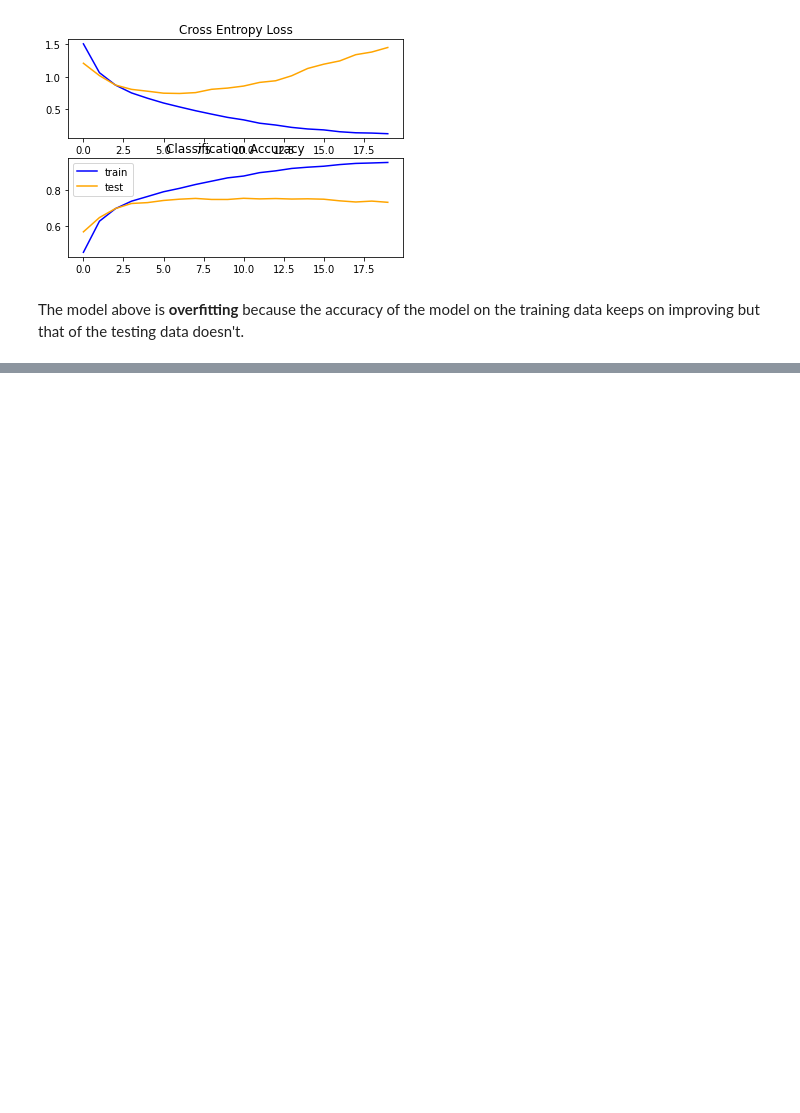
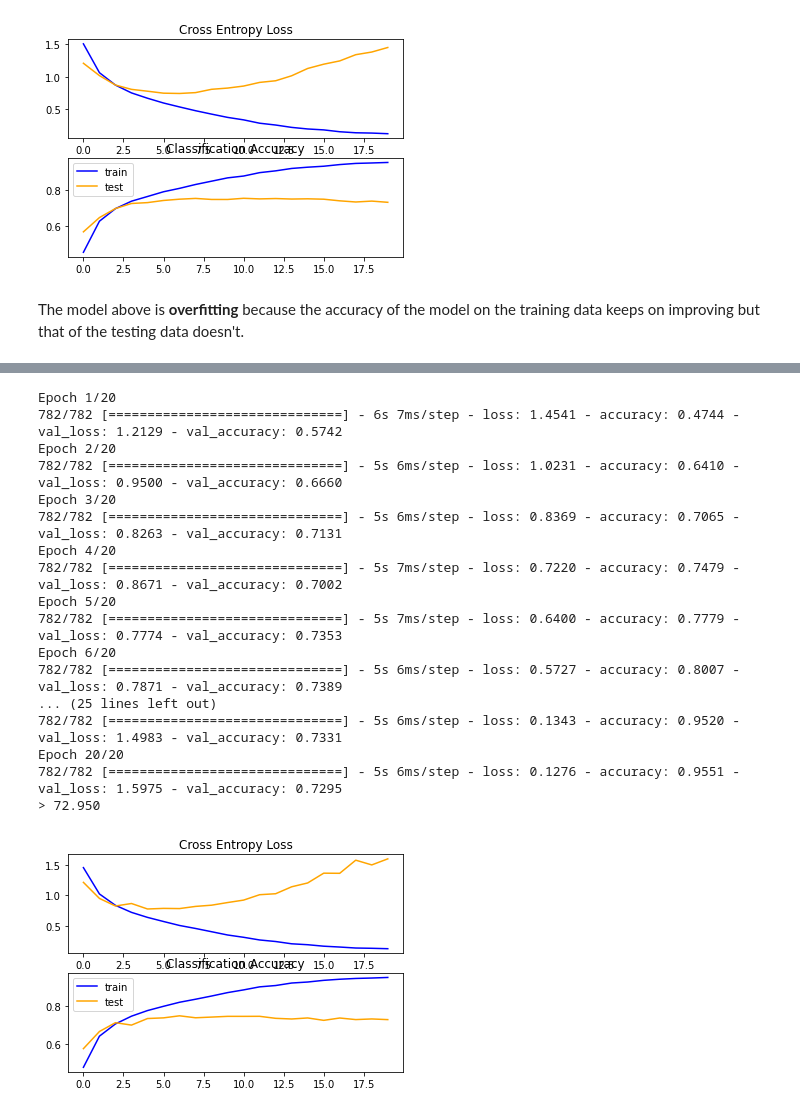
Before and after one commit to Inventrohyder/deep-learning-tutorial, a Jupyter notebook: CIFAR_10_Baseline.ipynb, the cells around one changed output, grey strips where cells are left out. Saved outputs shown, nothing was run; the diff lists cells and outputs as text; code cells hidden in the pictures; blank space fills up the shorter version.

```diff
--- a/CIFAR_10_Baseline.ipynb
+++ b/CIFAR_10_Baseline.ipynb
@@ -116,0 +240,41 @@ data doesn't.
+# %%
+def define_model_lecun_all() -> Model:
+  """
+  Add the he Initializer to all layers
+  """
+  model = Sequential()
+  model.add(Conv2D(32, (3, 3), activation='relu', kernel_initializer='lecun_normal', input_shape=(32, 32, 3)))
+  model.add(Conv2D(32, (3, 3), activation='relu', kernel_initializer='lecun_normal'))
+  model.add(MaxPooling2D((2, 2)))
+  model.add(Conv2D(64, (3, 3), activation='relu', kernel_initializer='lecun_normal'))
+  model.add(Conv2D(64, (3, 3), activation='relu', kernel_initializer='lecun_normal'))
+  model.add(MaxPooling2D((2, 2)))
+  model.add(Flatten())
+  model.add(Dense(128, activation='relu', kernel_initializer='lecun_normal'))
+  model.add(Dense(10, activation='softmax'))
+  # compile model
+  opt = Adam(learning_rate=0.001)
+  model.compile(optimizer=opt, loss='categorical_crossentropy', metrics=['accuracy'])
+  return model
+
+# entry point, run the test harness
+run_test_harness(model = define_model_lecun_all())
+# %% [output]
+Epoch 1/20
+782/782 [==============================] - 6s 7ms/step - loss: 1.4541 - accuracy: 0.4744 - val_loss: 1.2129 - val_accuracy: 0.5742
+Epoch 2/20
+782/782 [==============================] - 5s 6ms/step - loss: 1.0231 - accuracy: 0.6410 - val_loss: 0.9500 - val_accuracy: 0.6660
+Epoch 3/20
+782/782 [==============================] - 5s 6ms/step - loss: 0.8369 - accuracy: 0.7065 - val_loss: 0.8263 - val_accuracy: 0.7131
+Epoch 4/20
+782/782 [==============================] - 5s 7ms/step - loss: 0.7220 - accuracy: 0.7479 - val_loss: 0.8671 - val_accuracy: 0.7002
+Epoch 5/20
+782/782 [==============================] - 5s 7ms/step - loss: 0.6400 - accuracy: 0.7779 - val_loss: 0.7774 - val_accuracy: 0.7353
+Epoch 6/20
+782/782 [==============================] - 5s 6ms/step - loss: 0.5727 - accuracy: 0.8007 - val_loss: 0.7871 - val_accuracy: 0.7389
+... (25 lines left out)
+782/782 [==============================] - 5s 6ms/step - loss: 0.1343 - accuracy: 0.9520 - val_loss: 1.4983 - val_accuracy: 0.7331
+Epoch 20/20
+782/782 [==============================] - 5s 6ms/step - loss: 0.1276 - accuracy: 0.9551 - val_loss: 1.5975 - val_accuracy: 0.7295
+> 72.950
+[figure, added]
```
Also changed, not shown: parts of 3 cells of this notebook.
